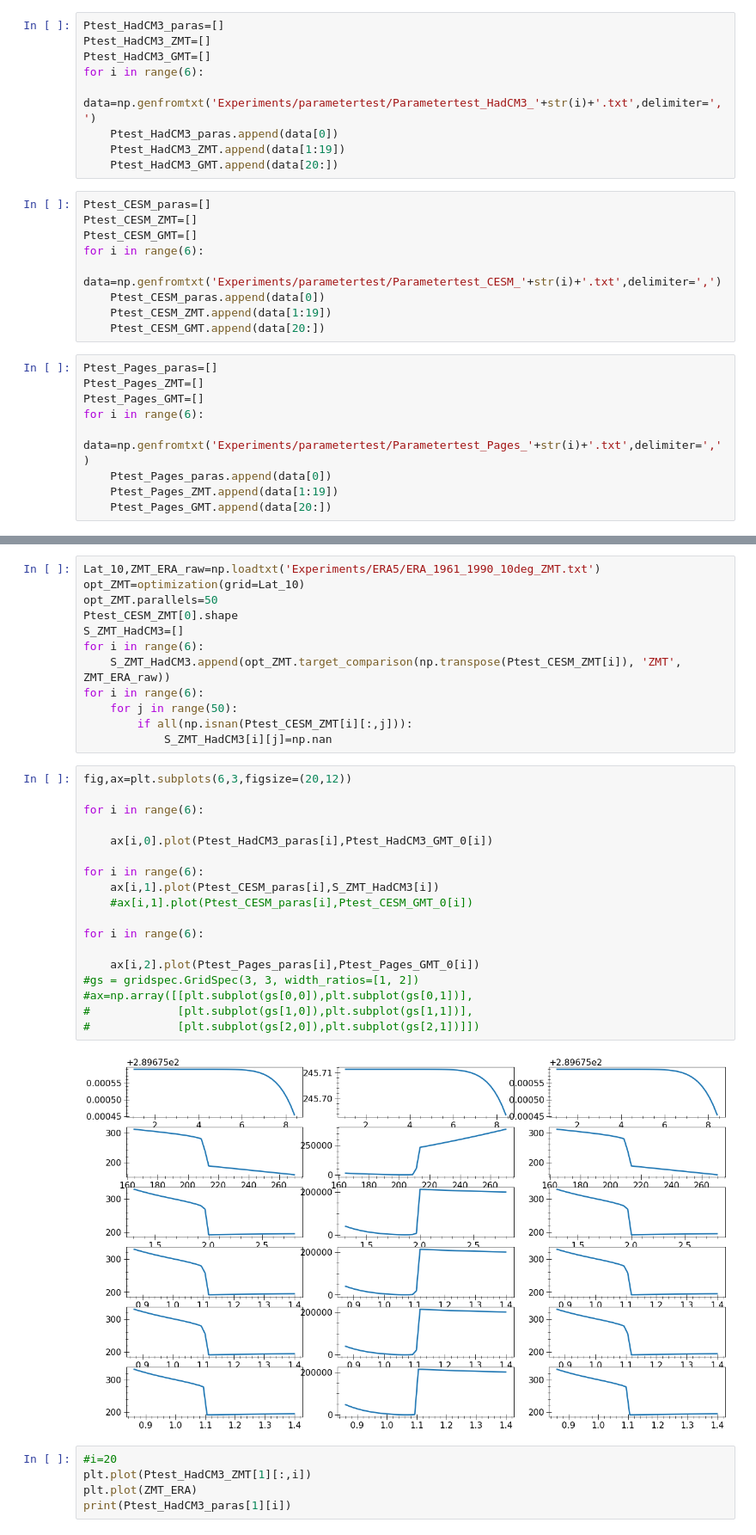
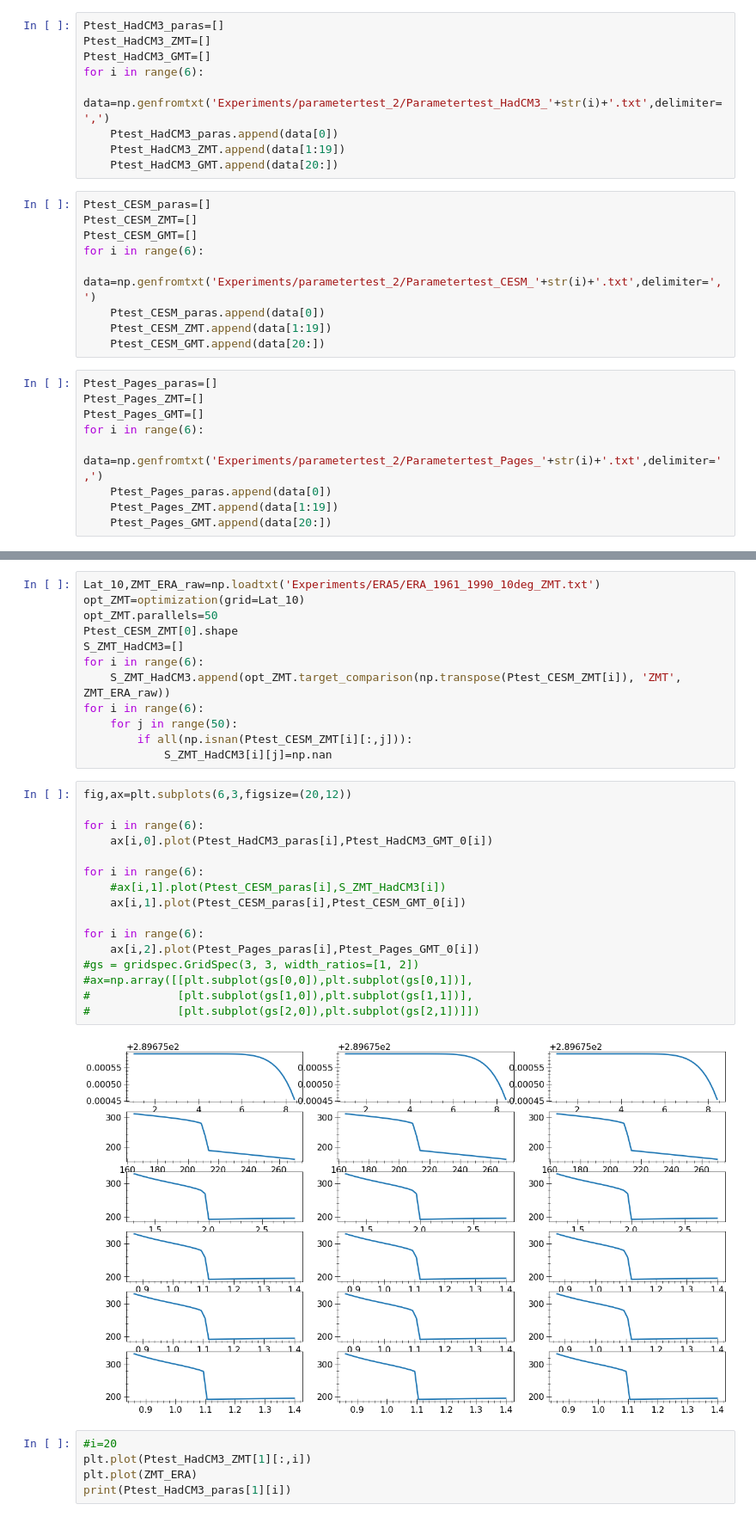
Before and after one commit to BenniSchmiedel/ZOEE, a Jupyter notebook: Plotting.ipynb, the cells around one changed output, grey strips where cells are left out. Shown: that part at 86% size. Saved outputs shown, nothing was run; the diff lists cells and outputs as text.

```diff
--- a/Plotting.ipynb
+++ b/Plotting.ipynb
@@ -123,7 +123,7 @@ Ptest_HadCM3_paras=[]
 Ptest_HadCM3_ZMT=[]
 Ptest_HadCM3_GMT=[]
 for i in range(6):
-    data=np.genfromtxt('Experiments/parametertest/Parametertest_HadCM3_'+str(i)+'.txt',delimiter=',')
+    data=np.genfromtxt('Experiments/parametertest_2/Parametertest_HadCM3_'+str(i)+'.txt',delimiter=',')
     Ptest_HadCM3_paras.append(data[0])
     Ptest_HadCM3_ZMT.append(data[1:19])
     Ptest_HadCM3_GMT.append(data[20:])
@@ -132,7 +132,7 @@ Ptest_CESM_paras=[]
 Ptest_CESM_ZMT=[]
 Ptest_CESM_GMT=[]
 for i in range(6):
-    data=np.genfromtxt('Experiments/parametertest/Parametertest_CESM_'+str(i)+'.txt',delimiter=',')
+    data=np.genfromtxt('Experiments/parametertest_2/Parametertest_CESM_'+str(i)+'.txt',delimiter=',')
     Ptest_CESM_paras.append(data[0])
     Ptest_CESM_ZMT.append(data[1:19])
     Ptest_CESM_GMT.append(data[20:])
@@ -141,7 +141,7 @@ Ptest_Pages_paras=[]
 Ptest_Pages_ZMT=[]
 Ptest_Pages_GMT=[]
 for i in range(6):
-    data=np.genfromtxt('Experiments/parametertest/Parametertest_Pages_'+str(i)+'.txt',delimiter=',')
+    data=np.genfromtxt('Experiments/parametertest_2/Parametertest_Pages_'+str(i)+'.txt',delimiter=',')
     Ptest_Pages_paras.append(data[0])
     Ptest_Pages_ZMT.append(data[1:19])
     Ptest_Pages_GMT.append(data[20:])
@@ -181,23 +168,21 @@ for i in range(6):
 # %%
 fig,ax=plt.subplots(6,3,figsize=(20,12))
 
 for i in range(6):
-
     ax[i,0].plot(Ptest_HadCM3_paras[i],Ptest_HadCM3_GMT_0[i])
 
 for i in range(6):
-    ax[i,1].plot(Ptest_CESM_paras[i],S_ZMT_HadCM3[i])
-    #ax[i,1].plot(Ptest_CESM_paras[i],Ptest_CESM_GMT_0[i])
+    #ax[i,1].plot(Ptest_CESM_paras[i],S_ZMT_HadCM3[i])
+    ax[i,1].plot(Ptest_CESM_paras[i],Ptest_CESM_GMT_0[i])
 
 for i in range(6):
-
     ax[i,2].plot(Ptest_Pages_paras[i],Ptest_Pages_GMT_0[i])
 #gs = gridspec.GridSpec(3, 3, width_ratios=[1, 2])
 #ax=np.array([[plt.subplot(gs[0,0]),plt.subplot(gs[0,1])],
 #             [plt.subplot(gs[1,0]),plt.subplot(gs[1,1])],
 #             [plt.subplot(gs[2,0]),plt.subplot(gs[2,1])]])
 # %% [output]
-[figure, old version]
+[figure, new version]
 # %%
 #i=20
 plt.plot(Ptest_HadCM3_ZMT[1][:,i])
```
Also changed, not shown: parts of 3 cells of this notebook, 41 other files.
